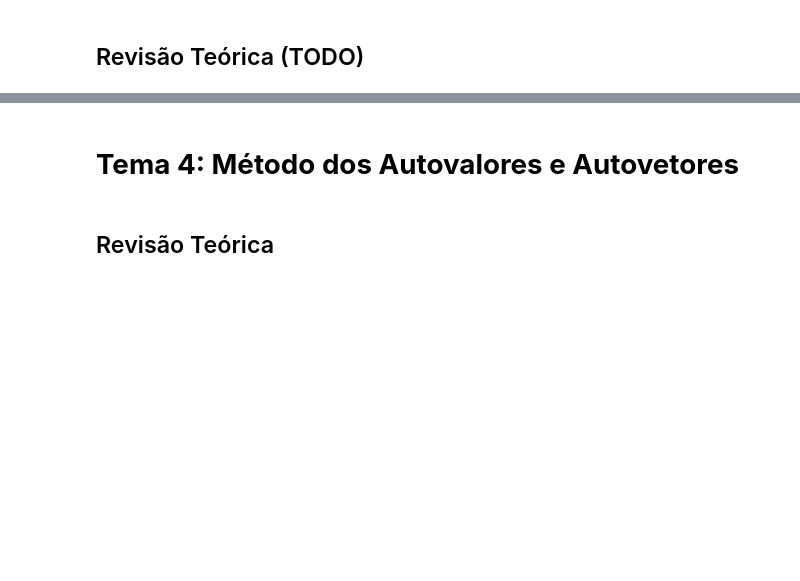
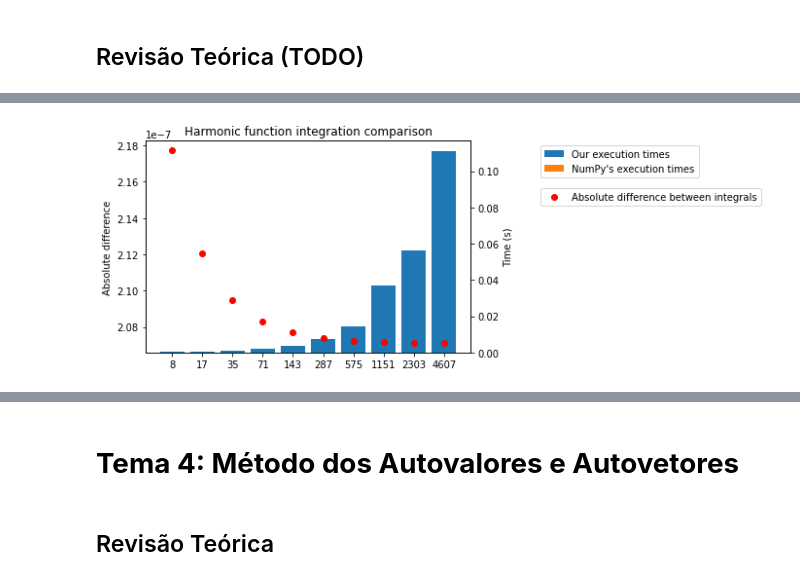
Before and after one commit to Vernalhav/numerical_analysis, a Jupyter notebook: numerico_aplicacoes.ipynb, the cells around one changed output, grey strips where cells are left out. Saved outputs shown, nothing was run; the diff lists cells and outputs as text; code cells hidden in the pictures; blank space fills up the shorter version.

```diff
--- a/numerico_aplicacoes.ipynb
+++ b/numerico_aplicacoes.ipynb
@@ -753,0 +848,10 @@ An approximation for f(0.5) is 0.50
+# %%
+f = harmonic
+
+Xs, errors, times = compare_integration(f, a=1, n_tests=10)
+compare_implementation(Xs, errors, times, linearize_x=True,
+                       x_label='Integration interval size',
+                       title='Harmonic function integration comparison',
+                       err_metric='Absolute difference between integrals')
+# %% [output]
+[figure, added]
```
Also changed, not shown: parts of 26 cells of this notebook.
